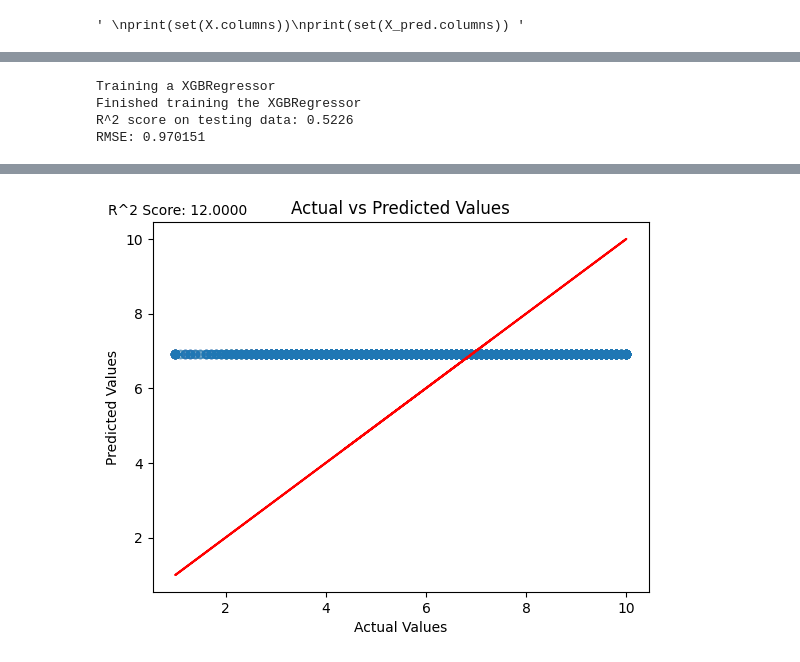
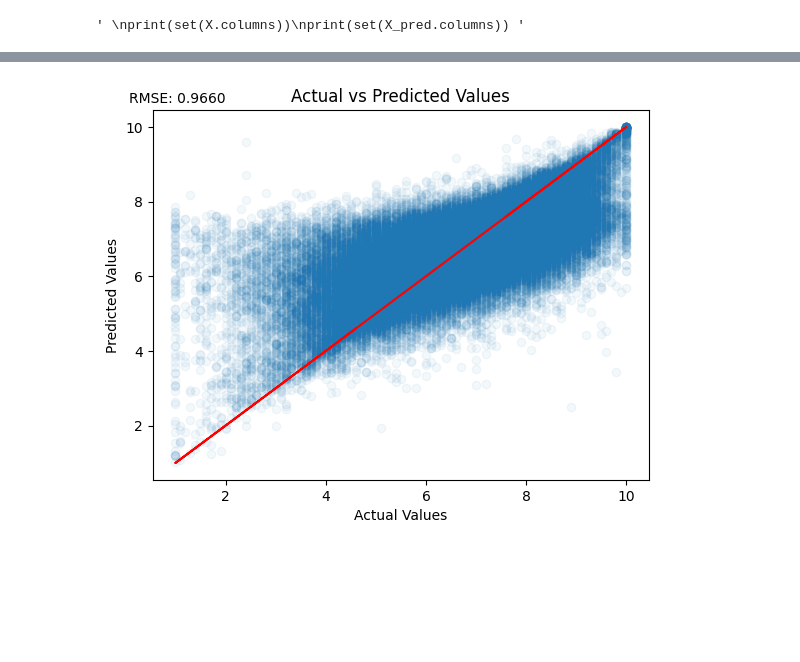
Before and after one commit to IanDalton/preditiva, a Jupyter notebook: train.ipynb, the cells around one changed output, grey strips where cells are left out. Cells and saved outputs as stored; diff of their text form; code cells hidden in the pictures; blank space fills up the shorter version.

```diff
--- a/train.ipynb
+++ b/train.ipynb
@@ -15,24 +15,27 @@ from sklearn.model_selection import train_test_split
 # %%
 
 X_train=pd.read_csv('dataset/train.csv')
-X_test = pd.read_csv('dataset/test.csv')
+
 X_train.fillna(0, inplace=True)
-X_test.fillna(0, inplace=True)
+
 
 y_train = X_train.averageRating
-y_test = X_test.averageRating
+
 
 X_train.drop(['averageRating'], axis=1, inplace=True)
-X_test.drop(['averageRating'], axis=1, inplace=True)
+
 
 
 X_pred=pd.read_csv('dataset/val.csv')
 X_pred.fillna(0, inplace=True)
+X_train, X_test, y_train, y_test = train_test_split(X_train, y_train, test_size=0.1, random_state=42)
 
 #Show difference between train and test by columns
 #make a set of the columns that are in train but not in test
 """
 print(set(X.columns))
-print(set(X_pred.columns)) """
+# Train the model on the GPU
+
+"""
 # %% [output]
 ' \nprint(set(X.columns))\nprint(set(X_pred.columns)) '
@@ -44,12 +42,25 @@ y_train_gpu = cp.asarray(y_train)
 # %%
-
-# Train the model on the GPU
-
-regr = XGBRegressor(n_estimators=1100,eta=0.025,max_depth=18,device="cuda",tree_method="hist",sampling_method="gradient_based",subsample=0.6) # type: ignore
+regr = XGBRegressor(n_estimators=1100,eta=0.025,
+                    max_depth=18,gamma = 0.05,
+                    colsample_bytree = 0.7,tree_method = 'hist',
+                    max_cached_hist_node=262144) # type: ignore
 #regr = XGBRegressor(n_estimators=1200, eta=0.35, max_depth=7, multi_strategy="multi_output_tree", min_child_weight=1, subsample=1, colsample_bytree=1, gamma=0, alpha=0)
 print("Training a XGBRegressor")
-regr.fit(X_train_gpu, y_train_gpu)
+regr.fit(X_train, y_train)
 print("Finished training the XGBRegressor")
+
+score = regr.score(X_test, y_test)
+
+print("R^2 score on testing data: {:.4f}".format(score))
+# 0.7 - 0.3819 | 0.6 - 0.3845 | 0.5 - 0.3867 | 0.4 - 0.3862
+# 0.965976
+
+# RMSE
+from sklearn.metrics import mean_squared_error
+y_pred = regr.predict(X_test)
+rmse = np.sqrt(mean_squared_error(y_test, y_pred))
+print("RMSE: %f" % (rmse))
+#print(set(X_pred.columns))
 # %% [output]
 Training a XGBRegressor
 Finished training the XGBRegressor
@@ -226,15 +271,10 @@ from sklearn.metrics import mean_squared_error
 y_pred = regr.predict(X_test)
 rmse = np.sqrt(mean_squared_error(y_test, y_pred))
 print("RMSE: %f" % (rmse))
-# %% [output]
-Training a XGBRegressor
-Finished training the XGBRegressor
-R^2 score on testing data: 0.5226
-RMSE: 0.970151
 # %%
 
 # Assume regr is your trained LinearForestRegressor
-predictions = regr.predict(X_test).clip(0, 10)
+predictions = regr.predict(X_test).clip(1, 10)
 
 # Create a scatter plot of predicted vs actual values with transparency
 plt.scatter(y_test, predictions, alpha=0.05)
@@ -242,10 +282,10 @@ plt.xlabel('Actual Values')
 plt.ylabel('Predicted Values')
 plt.title('Actual vs Predicted Values')
 #Subtitle with score
-plt.text(0.05, 1.03, 'R^2 Score: {:.4f}'.format(score), ha='center', va='center', transform=plt.gca().transAxes)
+plt.text(0.05, 1.03, 'RMSE: {:.4f}'.format(rmse), ha='center', va='center', transform=plt.gca().transAxes)
 
 # Plot a line for perfect correlation. This serves as a reference line.
-plt.plot(y, y, 'r')
+plt.plot(y_test, y_test, 'r')
 
 plt.show()
 # %% [output]
@@ -253,4 +292,4 @@ plt.show()
-[figure, old version]
+[figure, new version]
 # %%
 # Assume regr is your trained LinearForestRegressor
 importances = regr.feature_importances_
```
Also changed, not shown: parts of 11 cells of this notebook, 21 other files.
